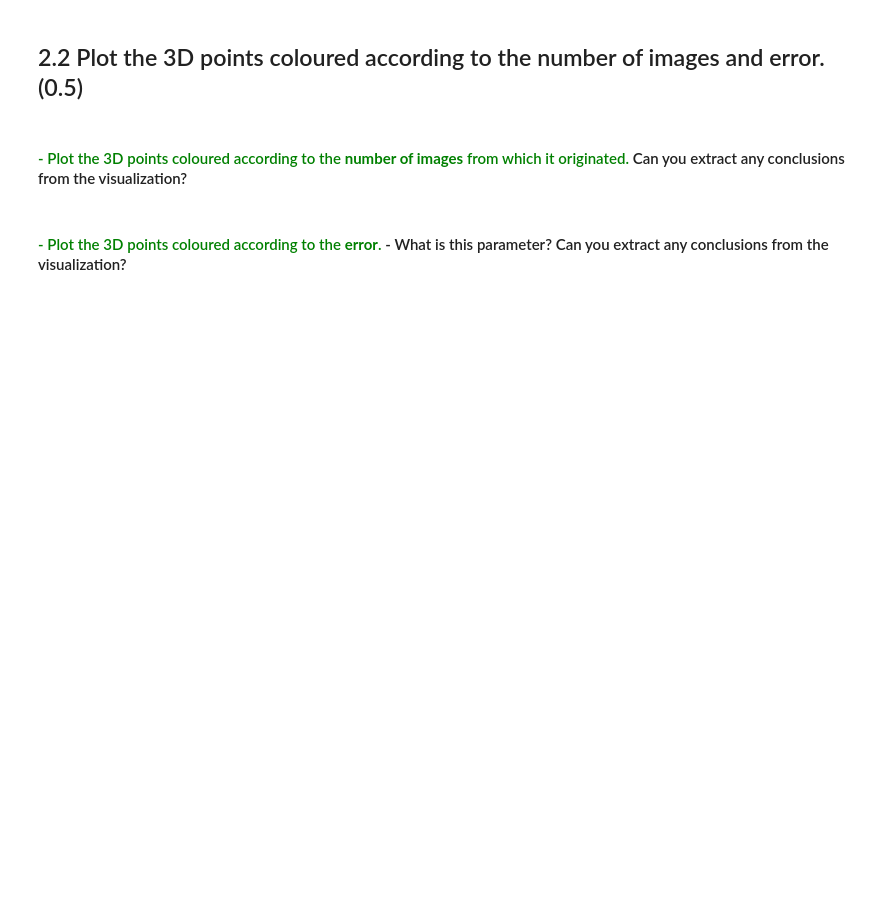
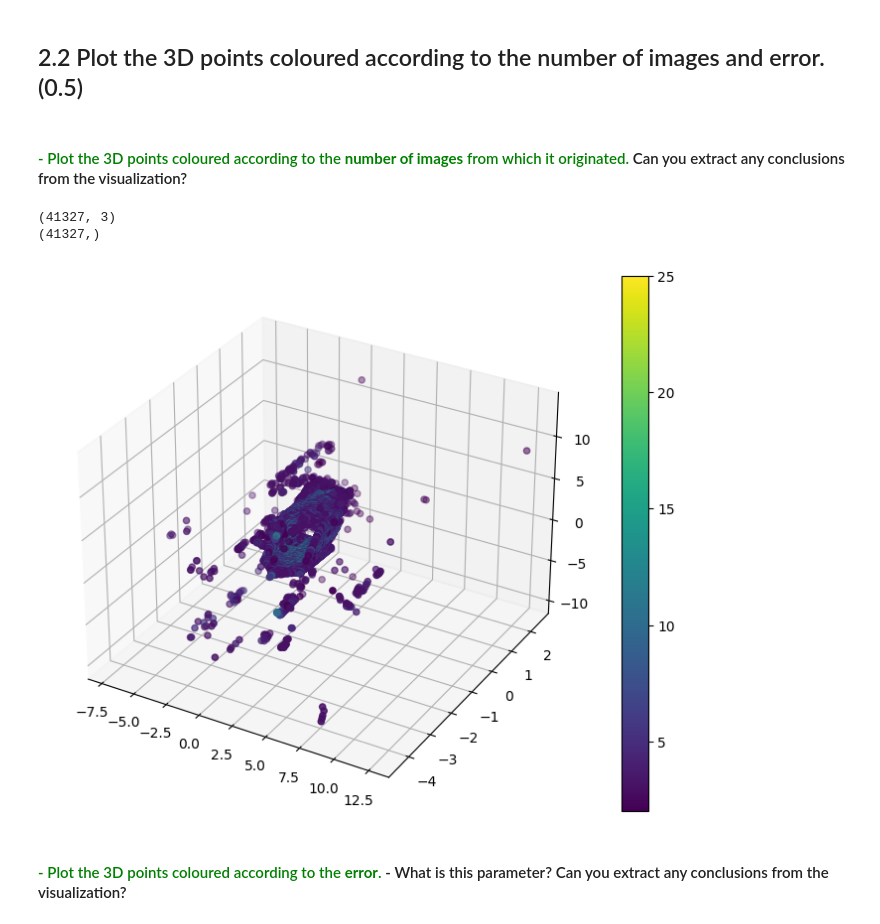
Before and after one commit to aolivtous/MCV_M4_3DVision, a Jupyter notebook: lab5/lab5.ipynb, the cells around one changed output. Saved outputs shown, nothing was run; the diff lists cells and outputs as text; code cells hidden in the pictures; blank space fills up the shorter version.

Commit message:
plots

```diff
--- a/lab5/lab5.ipynb
+++ b/lab5/lab5.ipynb
@@ -152,6 +184,45 @@ array([223,  25], dtype=uint32)
 #### <span style='color:Green'> - Plot the 3D points coloured according to the **number of images** from which it originated. </span> Can you extract any conclusions from the visualization?
 # %%
 ### TO DO 2.2
+def draw_points(points, color, ax=None, **plot_kwargs):
+    # Creating figure
+
+    fig = plt.figure(figsize=(10, 7))
+    ax = plt.axes(projection="3d")
+    # Creating 3D scatter plot with num_images as intensity of color
+    # alpha = num_images / np.max(num_images)
+    # ax.scatter3D(points[:, 0], points[:, 1], points[:, 2], c=color, alpha=alpha, **plot_kwargs)
+    p = ax.scatter3D(points[:, 0], points[:, 1], points[:, 2], c=color, **plot_kwargs)
+    fig.colorbar(p)
+
+
+
+points3D_xyz = []
+num_images = []
+error = []
+rgb = []
+for i in range(len(points3D)):
+    try:
+        points3D_xyz.append(points3D[i+1].xyz)
+        num_images.append(len(points3D[i+1].image_ids))
+        error.append(points3D[i+1].error)
+        rgb.append(points3D[i+1].rgb)
+    except:
+        continue
+
+points3D_xyz = np.array(points3D_xyz)
+num_images = np.array(num_images)
+error = np.array(error)
+rgb = np.array(rgb)/255
+
+print(points3D_xyz.shape)
+print(num_images.shape)
+
+draw_points(points3D_xyz, color=num_images, ax=None)
+# %% [output]
+(41327, 3)
+(41327,)
+[figure, added]
 # %% [markdown]
 #### <span style='color:Green'> - Plot the 3D points coloured according to the **error**. </span> - What is this parameter? Can you extract any conclusions from the visualization?
 # %%
```
Also changed, not shown: parts of 4 cells of this notebook, 3 other files.
